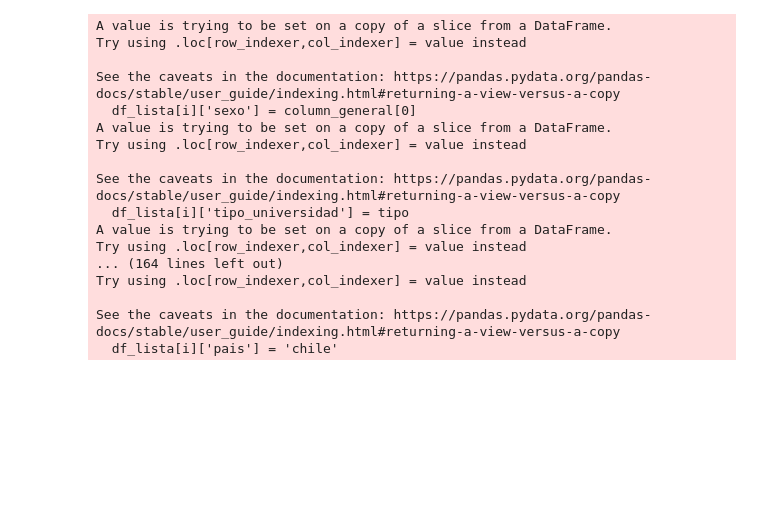
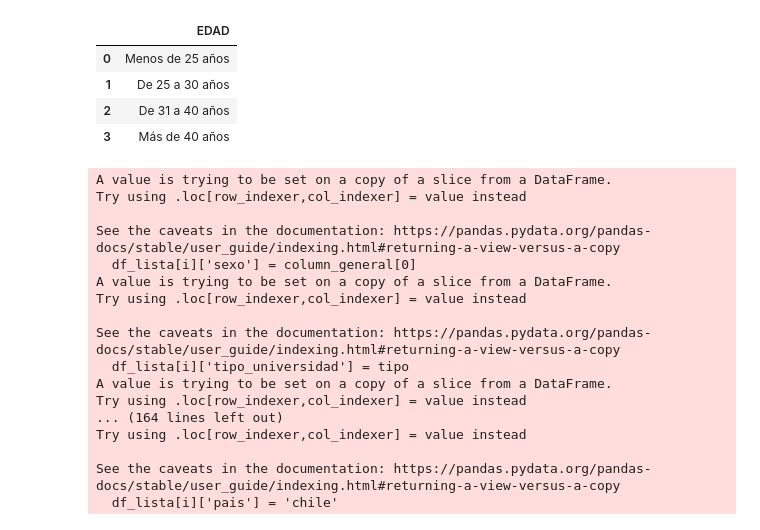
Before and after one commit to jdaguilar/dw-airflow-training, a Jupyter notebook: data/processed/notebooks_test.ipynb, the cells around one changed output. Saved outputs shown, nothing was run; the diff lists cells and outputs as text; code cells hidden in the pictures; blank space fills up the shorter version.

```diff
--- a/data/processed/notebooks_test.ipynb
+++ b/data/processed/notebooks_test.ipynb
@@ -73,0 +295,9 @@ df=transformation(df)
+# %%
+dim_edad=df[['EDAD']].drop_duplicates().reset_index(drop=True)
+dim_edad
+# %% [output]
+|  | EDAD |
+| 0 | Menos de 25 años |
+| 1 | De 25 a 30 años |
+| 2 | De 31 a 40 años |
+| 3 | Más de 40 años |
```
Also changed, not shown: parts of 19 cells of this notebook, 11 other files.
